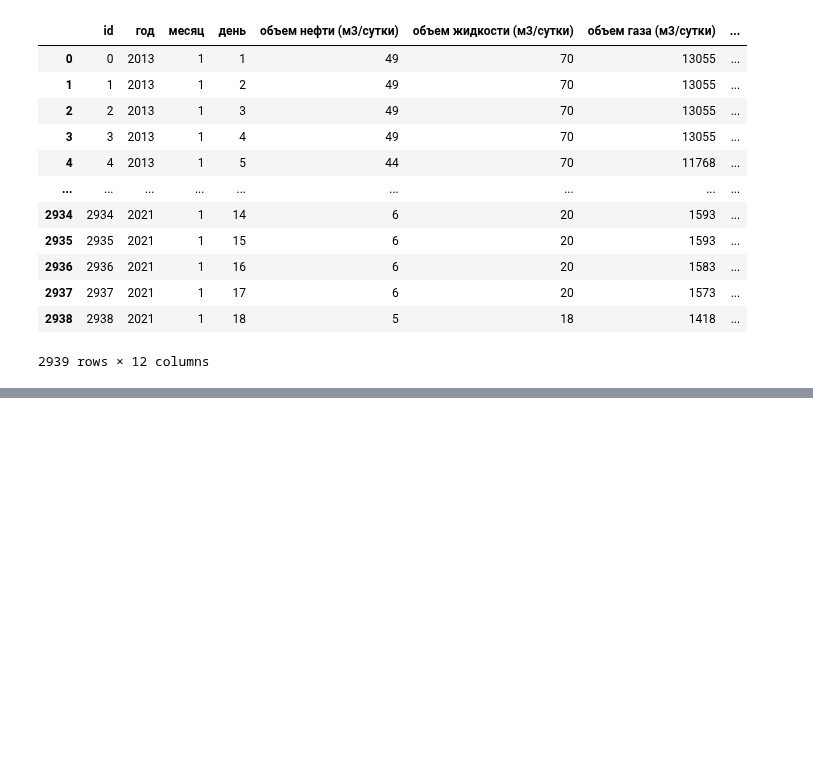
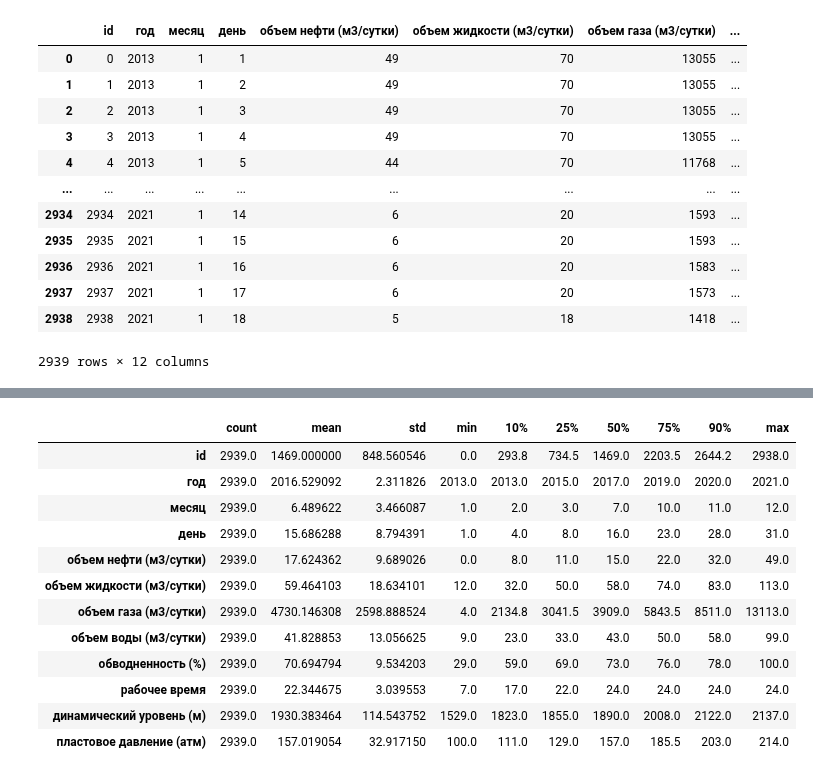
Before and after one commit to SotGE/innopolis2023, a Jupyter notebook: exam/exam.ipynb, the cells around one changed output, grey strips where cells are left out. Saved outputs shown, nothing was run; the diff lists cells and outputs as text; code cells hidden in the pictures; blank space fills up the shorter version.

```diff
--- a/exam/exam.ipynb
+++ b/exam/exam.ipynb
@@ -645,0 +648,5 @@ df
+# %%
+# Загрузка файла из Git моего репозитория в Pandas
+# data_oil_well_807 = pWd.read_csv('https://raw.githubusercontent.com/SotGE/innopolis2023/main/exam/data_oil_well_807.csv', sep=',', index_col=False, quoting=csv.QUOTE_MINIMAL)
+data_oil_well_807 = pd.read_csv('https://raw.githubusercontent.com/SotGE/innopolis2023/main/exam/data_oil_well_807.csv', sep=',', index_col=False)
+data_oil_well_807
@@ -645,0 +749,17 @@ df
+# %%
+# Описательная статистика
+data_oil_well_807.describe(include='all', percentiles=[0.1, 0.25,0.5, 0.75, 0.9]).T
+# %% [output]
+|  | count | mean | std | min | 10% | 25% | 50% | 75% | 90% | max |
+| id | 2939.0 | 1469.000000 | 848.560546 | 0.0 | 293.8 | 734.5 | 1469.0 | 2203.5 | 2644.2 | 2938.0 |
+| год | 2939.0 | 2016.529092 | 2.311826 | 2013.0 | 2013.0 | 2015.0 | 2017.0 | 2019.0 | 2020.0 | 2021.0 |
+| месяц | 2939.0 | 6.489622 | 3.466087 | 1.0 | 2.0 | 3.0 | 7.0 | 10.0 | 11.0 | 12.0 |
+| день | 2939.0 | 15.686288 | 8.794391 | 1.0 | 4.0 | 8.0 | 16.0 | 23.0 | 28.0 | 31.0 |
+| объем нефти (м3/сутки) | 2939.0 | 17.624362 | 9.689026 | 0.0 | 8.0 | 11.0 | 15.0 | 22.0 | 32.0 | 49.0 |
+| объем жидкости (м3/сутки) | 2939.0 | 59.464103 | 18.634101 | 12.0 | 32.0 | 50.0 | 58.0 | 74.0 | 83.0 | 113.0 |
+| объем газа (м3/сутки) | 2939.0 | 4730.146308 | 2598.888524 | 4.0 | 2134.8 | 3041.5 | 3909.0 | 5843.5 | 8511.0 | 13113.0 |
+| объем воды (м3/сутки) | 2939.0 | 41.828853 | 13.056625 | 9.0 | 23.0 | 33.0 | 43.0 | 50.0 | 58.0 | 99.0 |
+| обводненность (%) | 2939.0 | 70.694794 | 9.534203 | 29.0 | 59.0 | 69.0 | 73.0 | 76.0 | 78.0 | 100.0 |
+| рабочее время | 2939.0 | 22.344675 | 3.039553 | 7.0 | 17.0 | 22.0 | 24.0 | 24.0 | 24.0 | 24.0 |
+| динамический уровень (м) | 2939.0 | 1930.383464 | 114.543752 | 1529.0 | 1823.0 | 1855.0 | 1890.0 | 2008.0 | 2122.0 | 2137.0 |
+| пластовое давление (атм) | 2939.0 | 157.019054 | 32.917150 | 100.0 | 111.0 | 129.0 | 157.0 | 185.5 | 203.0 | 214.0 |
```
Also changed, not shown: parts of 27 cells of this notebook, 1 other file.
